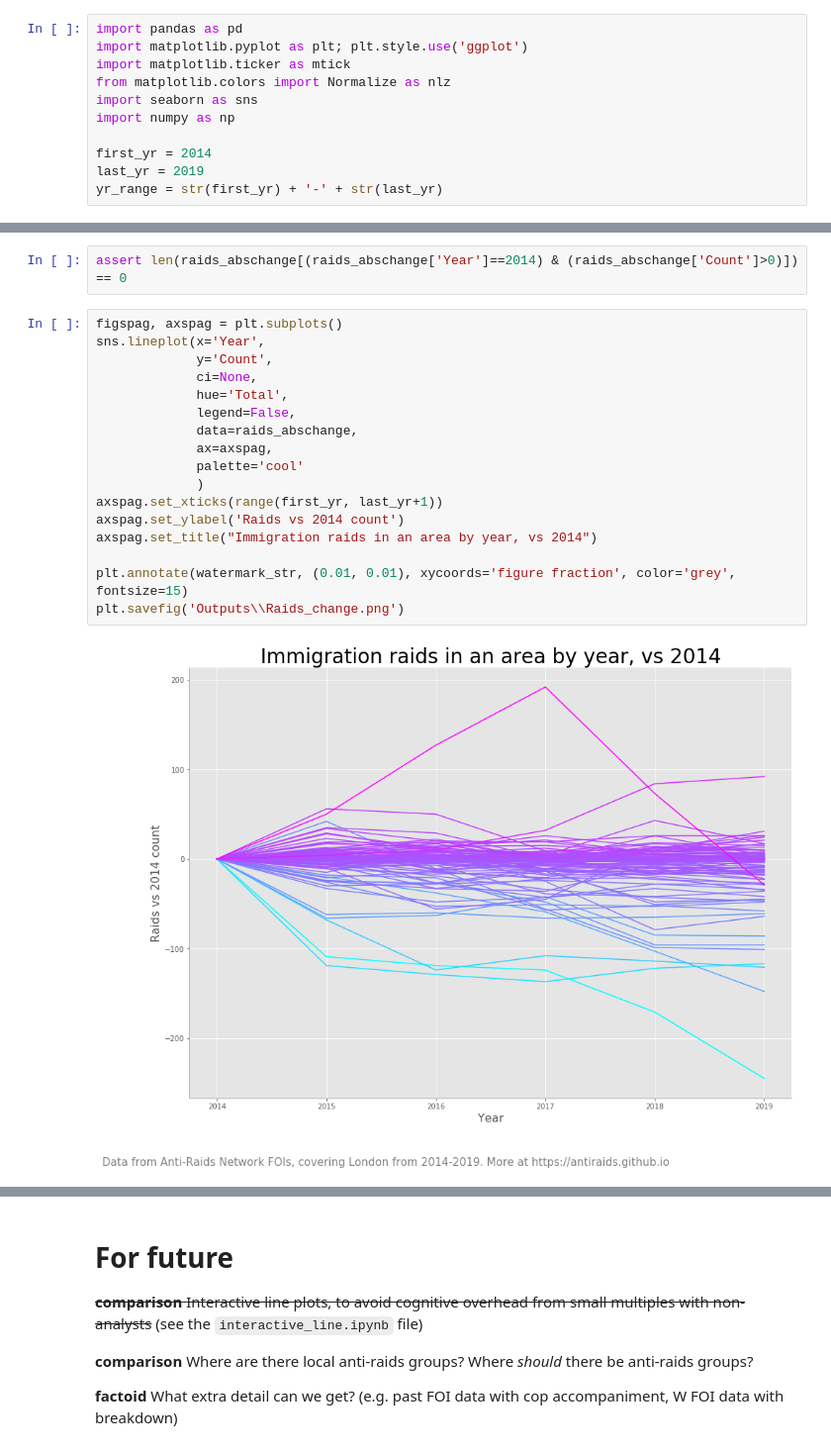
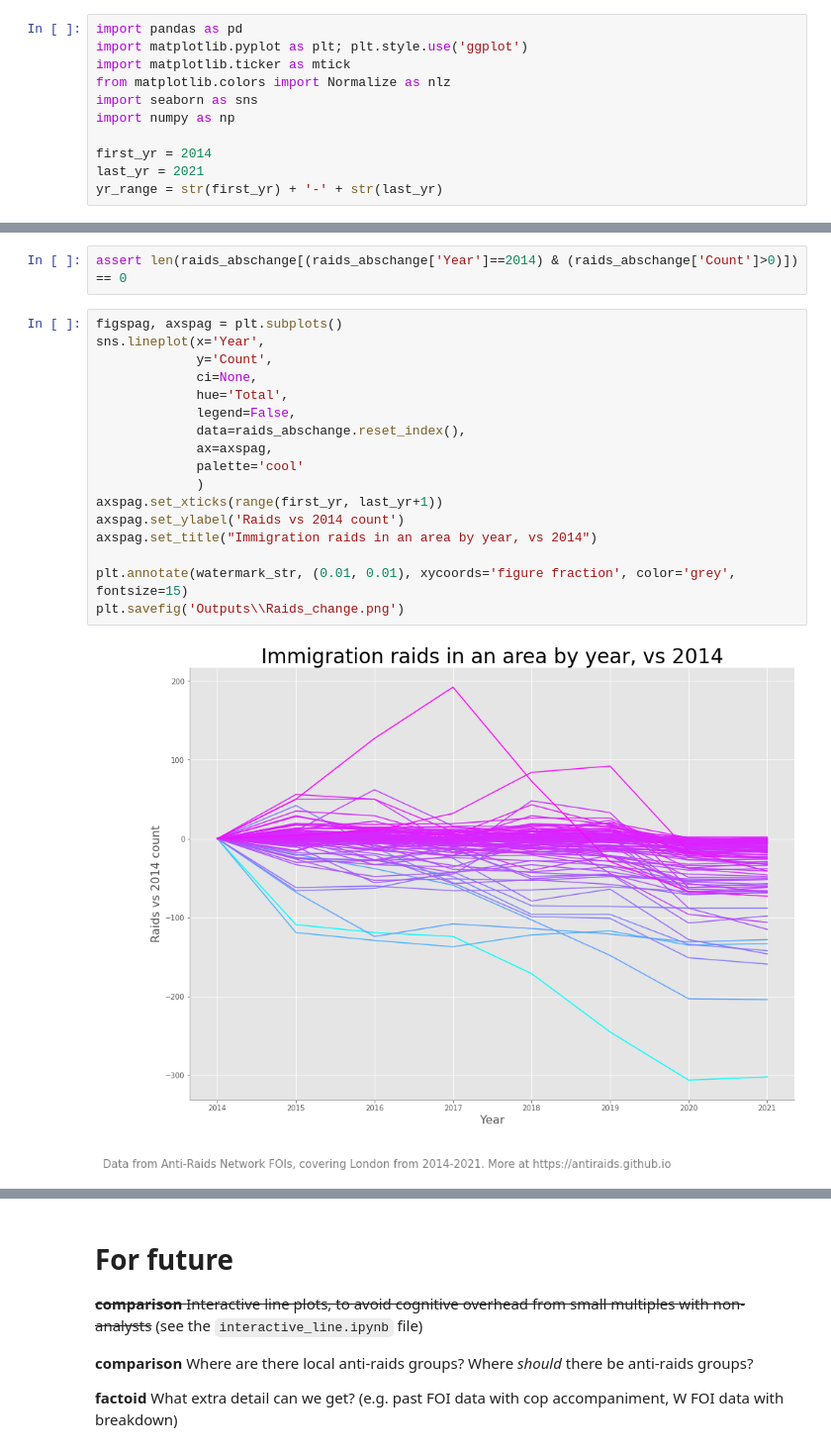
Before and after one commit to antiraids/london-immigration-raids-map, a Jupyter notebook: TellingTheStory.ipynb, the cells around one changed output, grey strips where cells are left out. Shown at 99% size. Saved outputs shown, nothing was run; the diff lists cells and outputs as text.

Commit message:
Interactive plots etc.

```diff
--- a/TellingTheStory.ipynb
+++ b/TellingTheStory.ipynb
@@ -19,7 +19,7 @@ import seaborn as sns
 import numpy as np
 
 first_yr = 2014
-last_yr = 2019
+last_yr = 2021
 yr_range = str(first_yr) + '-' + str(last_yr)
 # %%
 plt.rcParams['figure.figsize'] = (15, 11)
@@ -426,20 +431,20 @@ assert len(raids_abschange[(raids_abschange['Year']==2014) & (raids_abschange['C
 # %%
 figspag, axspag = plt.subplots()
 sns.lineplot(x='Year',
              y='Count',
              ci=None,
              hue='Total',
              legend=False,
-             data=raids_abschange,
+             data=raids_abschange.reset_index(),
              ax=axspag,
              palette='cool'
              )
 axspag.set_xticks(range(first_yr, last_yr+1))
 axspag.set_ylabel('Raids vs 2014 count')
 axspag.set_title("Immigration raids in an area by year, vs 2014")
 
 plt.annotate(watermark_str, (0.01, 0.01), xycoords='figure fraction', color='grey', fontsize=15)
 plt.savefig('Outputs\\Raids_change.png')
 # %% [output]
-[figure, old version]
+[figure, new version]
 # %% [markdown]
```
Also changed, not shown: parts of 23 cells of this notebook, 20 other files.
